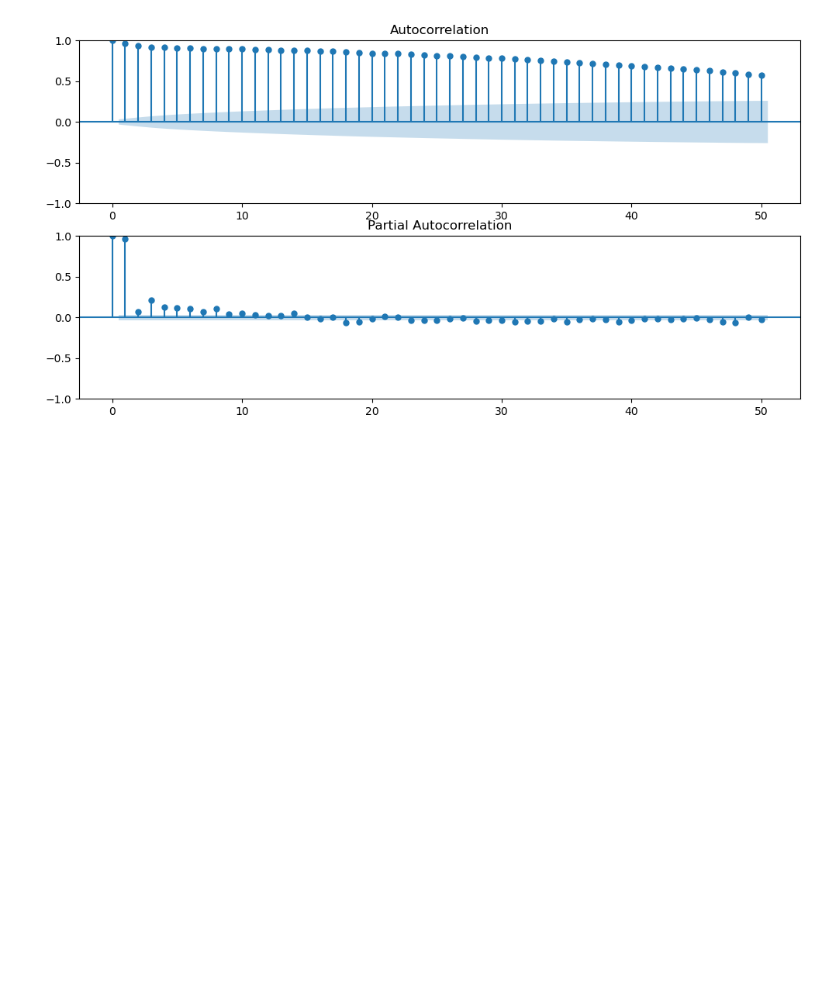
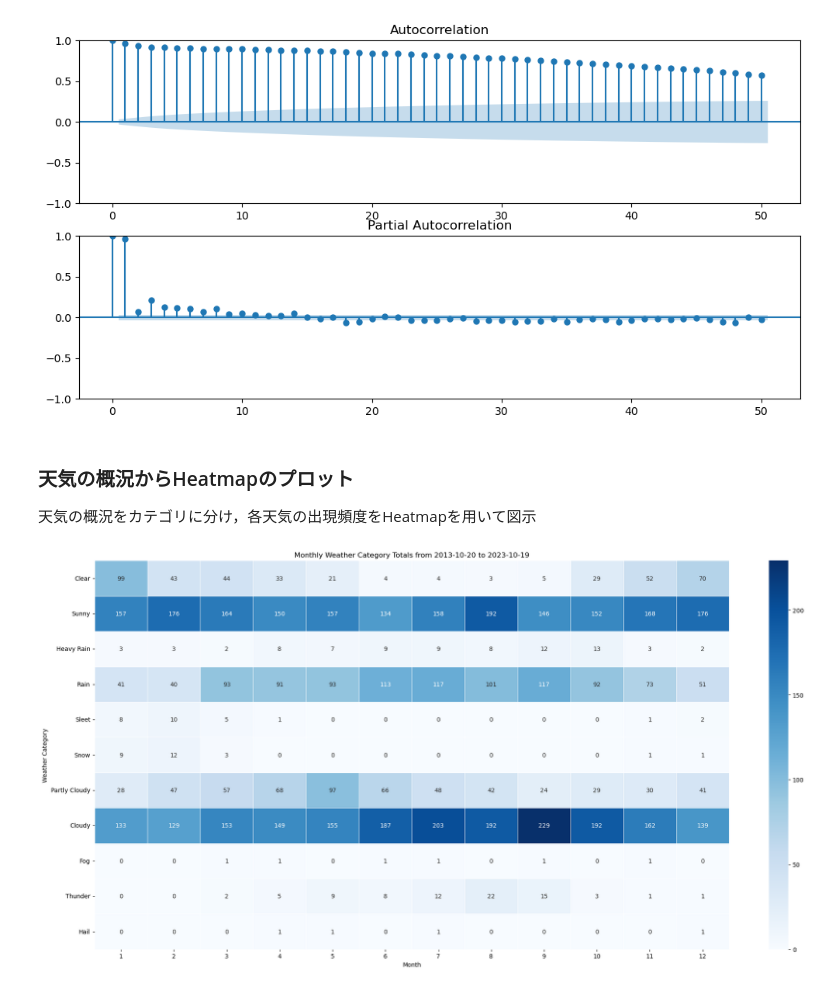
Before and after one commit to tus-os-2023/Data_Analysis, a Jupyter notebook: notebooks/analysis_exp_nashirin.ipynb, the cells around one changed output. Drawn from its saved outputs; the diff is of its cells as text; code cells hidden in the pictures; blank space fills up the shorter version.

```diff
--- a/notebooks/analysis_exp_nashirin.ipynb
+++ b/notebooks/analysis_exp_nashirin.ipynb
@@ -50,3 +57,6 @@ process_time_series(data, 'AverageTemperature')
 [figure]
 [figure]
 [figure]
+# %% [markdown]
+### 天気の概況からHeatmapのプロット
+天気の概況をカテゴリに分け，各天気の出現頻度をHeatmapを用いて図示
@@ -52,0 +162,7 @@ process_time_series(data, 'AverageTemperature')
+# %%
+data['weather_category_day'] = data['WeatherSummaryDay'].apply(classify_weather_wrapper)
+data['weather_category_night'] = data['WeatherSummaryNight'].apply(classify_weather_wrapper)
+heatmap_weather_category(data, 'weather_category_day')
+#heatmap_weather_category(data, 'weather_category_night')
+# %% [output]
+[figure, added]
```
Also changed, not shown: parts of 9 cells of this notebook.
